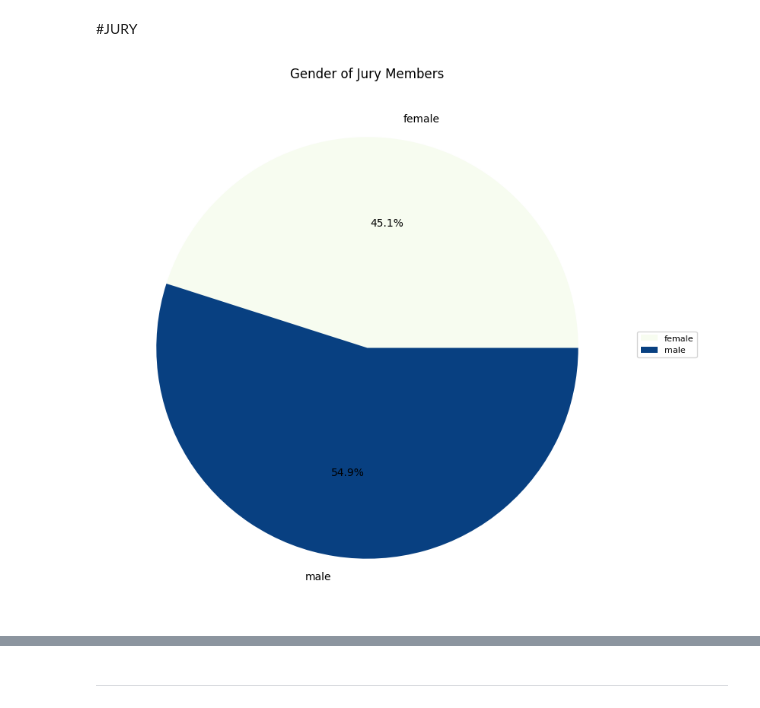
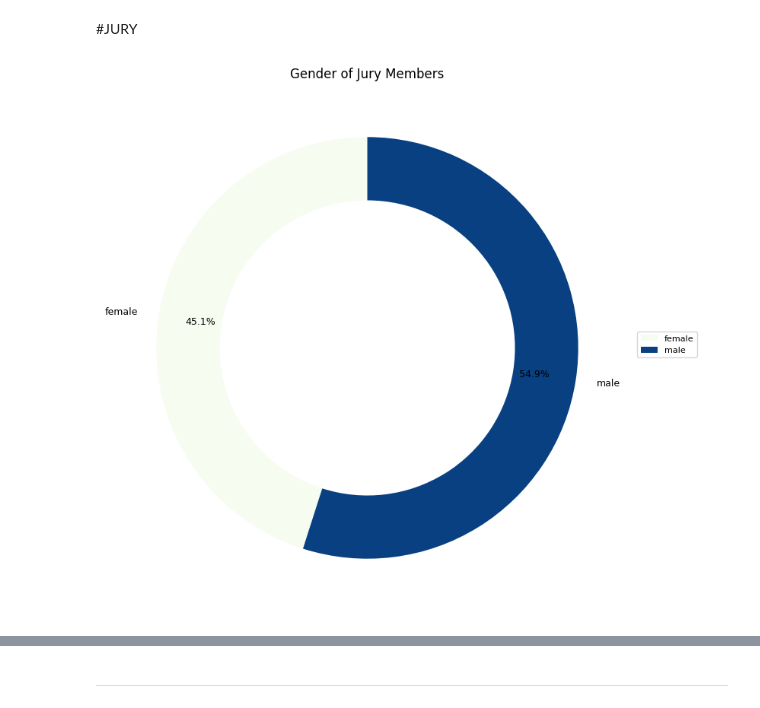
Before and after one commit to sedataskan/eurovision, a Jupyter notebook: eurovision.ipynb, the cells around one changed output, grey strips where cells are left out. Saved outputs shown, nothing was run; the diff lists cells and outputs as text; code cells hidden in the pictures.

```diff
--- a/eurovision.ipynb
+++ b/eurovision.ipynb
@@ -171,18 +170,18 @@ plt.show()
 # %% [markdown]
 #JURY
 # %%
-gender = jury.groupby(['gender'])
+#gender of jury members
 
 fig1, ax1 = plt.subplots(figsize=(9, 9))
 
-jury.groupby(['gender']).size().sort_values(ascending=True).plot(kind = "pie", cmap='GnBu', autopct='%1.1f%%')
+jury.groupby(['gender']).size().sort_values(ascending=True).plot(kind = "pie", cmap='GnBu', autopct='%1.1f%%' , pctdistance=0.8, labeldistance=1.1, startangle=90, textprops={'fontsize': 9}, wedgeprops=dict(width=0.3), ax=ax1)
 
 plt.title("Gender of Jury Members")
 plt.legend(
     bbox_to_anchor = (1, 0.5), loc='center right', fontsize=10,
     bbox_transform=plt.gcf().transFigure,
     prop={'size': 8},
 )
 plt.show()
 # %% [output]
-[figure, old version]
+[figure, new version]
```
Also changed, not shown: parts of 5 cells of this notebook.
